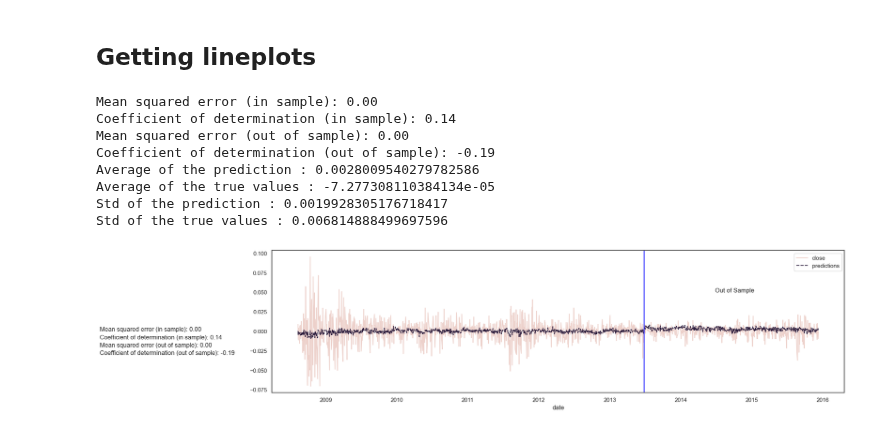
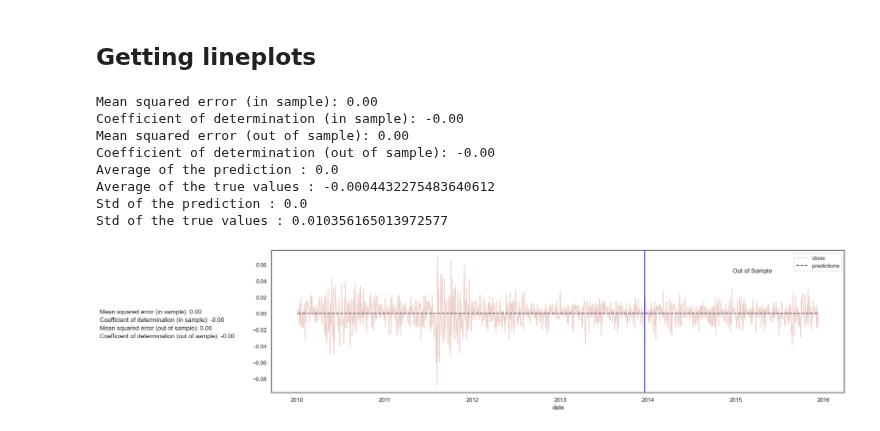
Before and after one commit to faunebl/thesis, a Jupyter notebook: msci_world.ipynb, the cells around one changed output. Drawn from its saved outputs; the diff is of its cells as text; code cells hidden in the pictures.

Commit message:
test with new indices for regressions

```diff
--- a/msci_world.ipynb
+++ b/msci_world.ipynb
@@ -14,6 +14,8 @@ import numpy as np
 import seaborn.objects as so
 import matplotlib.pyplot as plt
 from sklearn.metrics import mean_squared_error, r2_score
+
+ticker = "^RUT" #"^GSPC" #"^VIX" #"^990100-USD-STRD"
 # %% [markdown]
 to test against MSCI: recuced with umap (2,3,?), and PCA
 
@@ -22,7 +24,7 @@ test against pct_change and raw data
 ## Getting data
 # %%
 sentences = pl.read_parquet(r"C:\Users\faune\Desktop\thesis\daily_headlines.parquet")
-msci_world = get_data(ticker="^990100-USD-STRD", start_date="2008-01-01", end_date="2016-01-01")
+msci_world = get_data(ticker=ticker, start_date="2008-01-01", end_date="2016-01-01")
 msci_close = pl.DataFrame(msci_world[['close']].dropna().pct_change().reset_index())
 to_join = msci_close.drop_nulls().with_columns(pl.col('index').cast(pl.Date)).rename({'index': 'date'})
 sentences = sentences.with_columns(pl.col('date').cast(pl.Date))
@@ -41,16 +43,17 @@ frame = frame.with_columns(pl.col('close').rolling_mean(window_size = '1mo', by=
 # %% [markdown]
 ## Getting lineplots
 # %%
-def get_linear_regression(x_col: str, y_col: str, df: pl.DataFrame, model_type: str):
+def get_linear_regression(x_col: str, y_col: str, df: pl.DataFrame, model_type: str, intercept: bool = True, start_year: int =2008):
     if model_type == 'ols':
-        model = LinearRegression()
+        model = LinearRegression(fit_intercept=intercept)
     elif model_type == 'ridge':
-        model = Ridge()
+        model = Ridge(fit_intercept=intercept)
     elif model_type == 'lasso':
-        model = Lasso()
+        model = Lasso(fit_intercept=intercept)
     elif model_type == 'elastic net':
-        model = ElasticNet()
+        model = ElasticNet(fit_intercept=intercept)
 
+    df = df.filter(pl.col('date').dt.year().ge(start_year))
 
     X = df.select(pl.col(x_col)).to_series().to_list()
     y = df.select(pl.col(y_col)).to_series().to_list()
@@ -69,13 +72,13 @@ def get_linear_regression(x_col: str, y_col: str, df: pl.DataFrame, model_type:
     sns.set_theme(context='notebook', rc={'figure.figsize':(20,5)}, palette=sns.cubehelix_palette(2), style='white')
     sns.lineplot(data = with_predicted.to_pandas().set_index('date'))
     plt.axvline(with_predicted.select('date')[ind].to_series().to_list()[0], 0,1, color = 'blue')
-    plt.text(x=with_predicted.select('date')[ind].to_series().to_list()[0] + relativedelta(years=1), y = 0.05, s = "Out of Sample")
+    plt.text(x=with_predicted.select('date')[ind].to_series().to_list()[0] + relativedelta(years=1), y = max(out_of_sample) + 0.05, s = "Out of Sample")
 
     # print("Coefficients: \n", reg.coef_)
-    plt.text(x=with_predicted.select('date')[ind].to_series().to_list()[0] - relativedelta(years=8, month=10),y=0,s=f"Mean squared error (in sample): {mean_squared_error(y[:ind], in_sample):.2f}")
-    plt.text(x=with_predicted.select('date')[ind].to_series().to_list()[0] - relativedelta(years=8, month=10),y=-0.01,s=f"Coefficient of determination (in sample): {r2_score(y[:ind], in_sample):.2f}")
-    plt.text(x=with_predicted.select('date')[ind].to_series().to_list()[0] - relativedelta(years=8, month=10),y=-0.02,s=f"Mean squared error (out of sample): {mean_squared_error(y[ind:], out_of_sample):.2f}")
-    plt.text(x=with_predicted.select('date')[ind].to_series().to_list()[0] - relativedelta(years=8, month=10),y=-0.03,s= f"Coefficient of determination (out of sample): {r2_score(y[ind:], out_of_sample):.2f}")
+    plt.text(x=with_predicted.select('date')[0].to_series().to_list()[0] - relativedelta(years=3, month=10),y=0,s=f"Mean squared error (in sample): {mean_squared_error(y[:ind], in_sample):.2f}")
+    plt.text(x=with_predicted.select('date')[0].to_series().to_list()[0] - relativedelta(years=3, month=10),y=-0.01,s=f"Coefficient of determination (in sample): {r2_score(y[:ind], in_sample):.2f}")
+    plt.text(x=with_predicted.select('date')[0].to_series().to_list()[0] - relativedelta(years=3, month=10),y=-0.02,s=f"Mean squared error (out of sample): {mean_squared_error(y[ind:], out_of_sample):.2f}")
+    plt.text(x=with_predicted.select('date')[0].to_series().to_list()[0] - relativedelta(years=3, month=10),y=-0.03,s= f"Coefficient of determination (out of sample): {r2_score(y[ind:], out_of_sample):.2f}")
 
     print(f"Mean squared error (in sample): {mean_squared_error(y[:ind], in_sample):.2f}")
     print(f"Coefficient of determination (in sample): {r2_score(y[:ind], in_sample):.2f}")
@@ -88,14 +91,14 @@ def get_linear_regression(x_col: str, y_col: str, df: pl.DataFrame, model_type:
 
     return
 # %%
-get_linear_regression(x_col='embeddings', y_col='close', df=frame, model_type = 'ridge')
+get_linear_regression(x_col='reduced', y_col='close', df=frame, model_type = 'elastic net', intercept = False, start_year = 2010)
 # %% [output]
 Mean squared error (in sample): 0.00
-Coefficient of determination (in sample): 0.14
+Coefficient of determination (in sample): -0.00
 Mean squared error (out of sample): 0.00
-Coefficient of determination (out of sample): -0.19
-Average of the prediction : 0.0028009540279782586
-Average of the true values : -7.277308110384134e-05
-Std of the prediction : 0.0019928305176718417
-Std of the true values : 0.006814888499697596
+Coefficient of determination (out of sample): -0.00
+Average of the prediction : 0.0
+Average of the true values : -0.0004432275483640612
+Std of the prediction : 0.0
+Std of the true values : 0.010356165013972577
-[figure, old version]
+[figure, new version]
```
Also changed, not shown: 1 other file.
